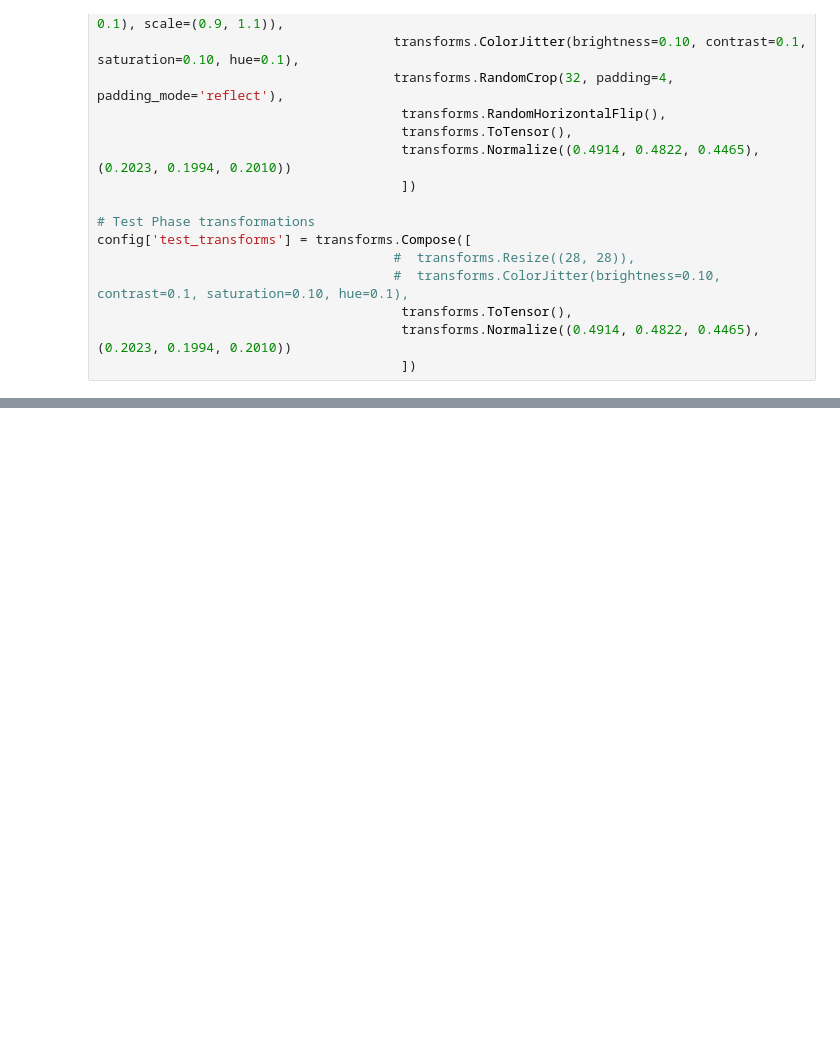
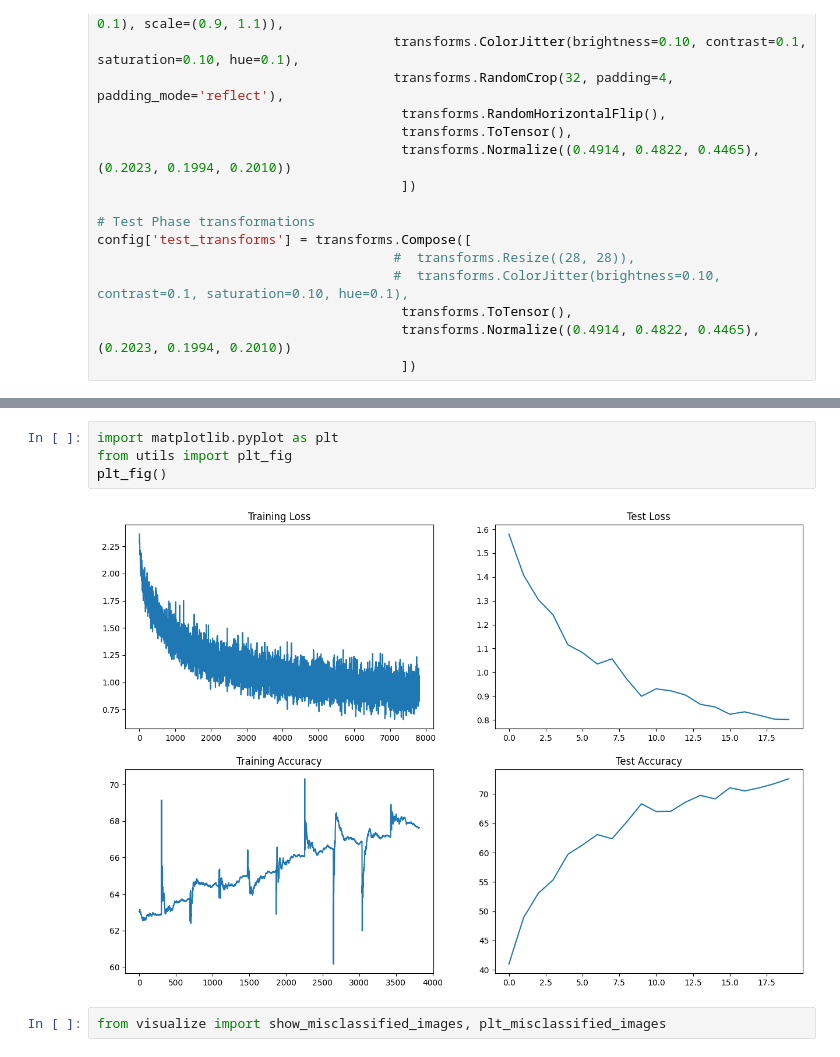
Before and after one commit to aakashvardhan/s8-normalization, a Jupyter notebook: notebooks/s8-group-normalization.ipynb, the cells around one changed output, grey strips where cells are left out. Saved outputs shown, nothing was run; the diff lists cells and outputs as text; blank space fills up the shorter version.

```diff
--- a/notebooks/s8-group-normalization.ipynb
+++ b/notebooks/s8-group-normalization.ipynb
@@ -72,0 +94,8 @@ KeyboardInterrupt:
+# %%
+import matplotlib.pyplot as plt
+from utils import plt_fig
+plt_fig()
+# %% [output]
+[figure, added]
+# %%
+from visualize import show_misclassified_images, plt_misclassified_images
```
Also changed, not shown: parts of 4 cells of this notebook, 3 other files.
